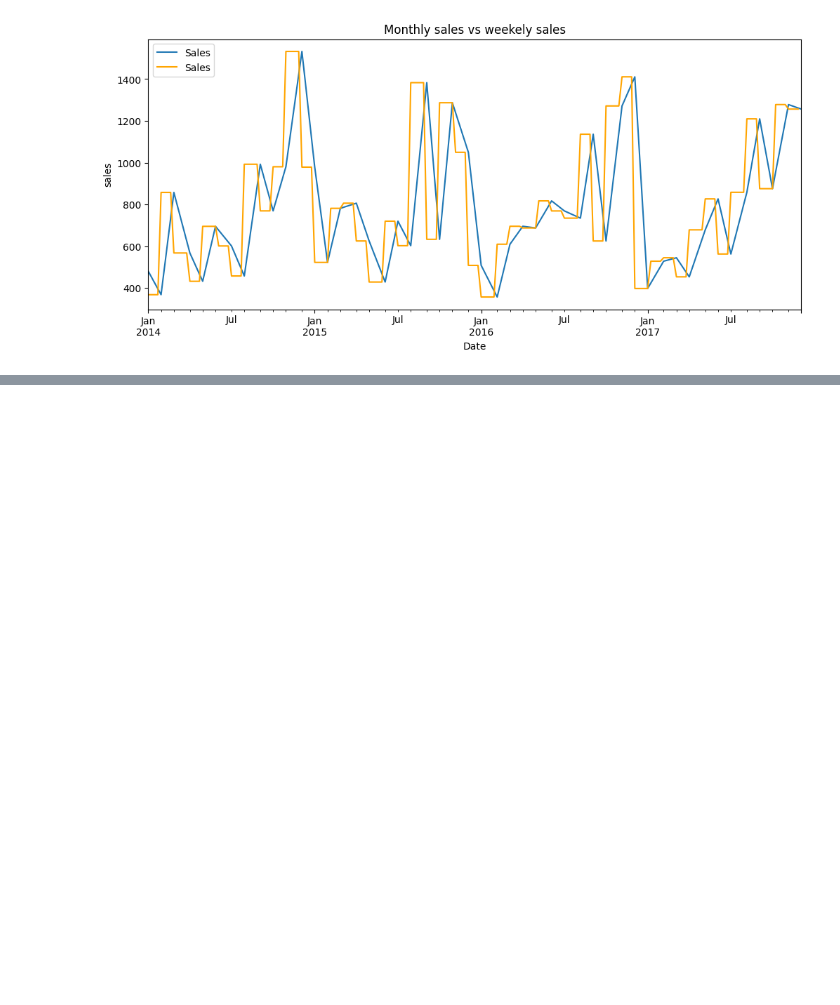
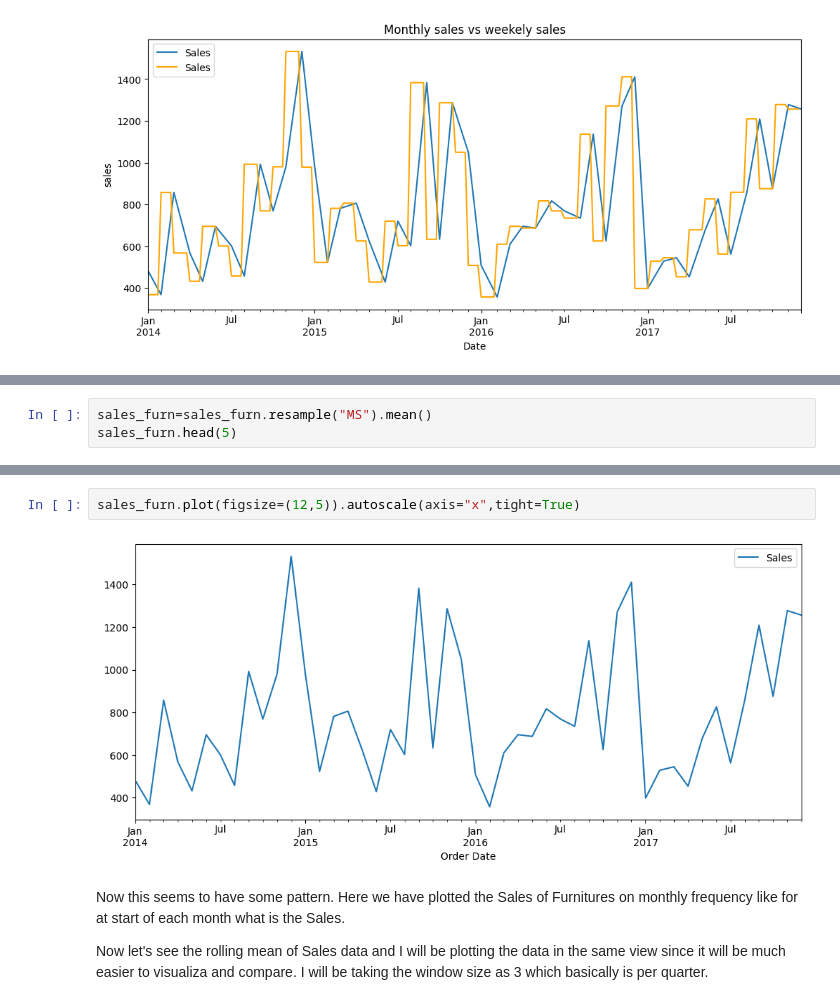
Before and after one commit to Suryasadasivam/Time_series_practice, a Jupyter notebook: Time_series_data_EDA.ipynb, the cells around one changed output, grey strips where cells are left out. Saved outputs shown, nothing was run; the diff lists cells and outputs as text; blank space fills up the shorter version.

```diff
--- a/Time_series_data_EDA.ipynb
+++ b/Time_series_data_EDA.ipynb
@@ -266,0 +402,3 @@ ax.legend(lines,labels, loc='upper left')
+# %%
+sales_furn=sales_furn.resample("MS").mean()
+sales_furn.head(5)
@@ -266,0 +413,8 @@ ax.legend(lines,labels, loc='upper left')
+# %%
+sales_furn.plot(figsize=(12,5)).autoscale(axis="x",tight=True)
+# %% [output]
+[figure, added]
+# %% [markdown]
+Now this seems to have some pattern. Here we have plotted the Sales of Furnitures on monthly frequency like for at start of each month what is the Sales.
+
+Now let's see the rolling mean of Sales data and I will be plotting the data in the same view since it will be much easier to visualiza and compare. I will be taking the window size as 3 which basically is per quarter.
```
Also changed, not shown: parts of 22 cells of this notebook.
